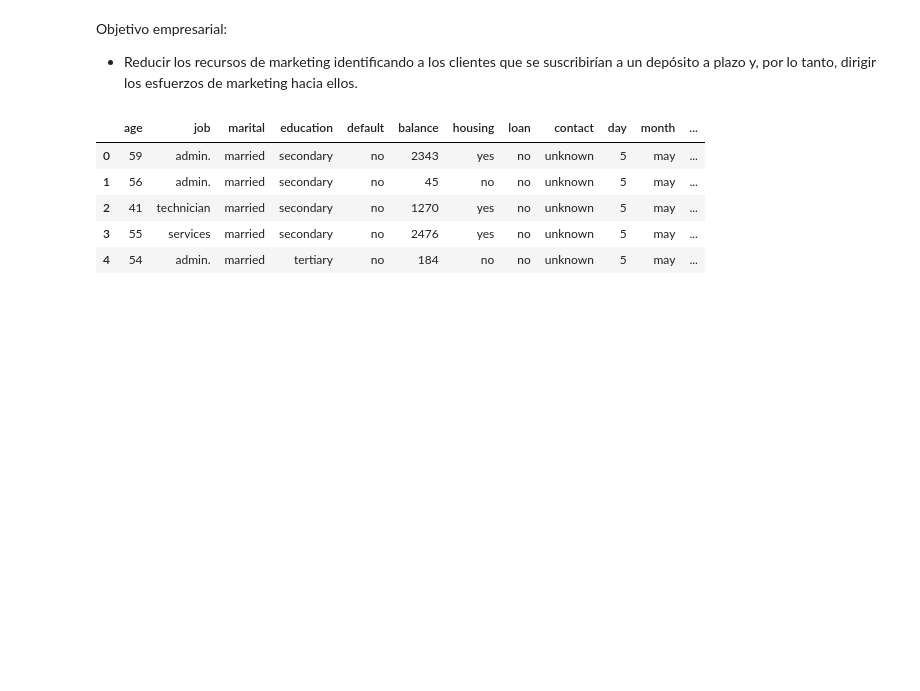
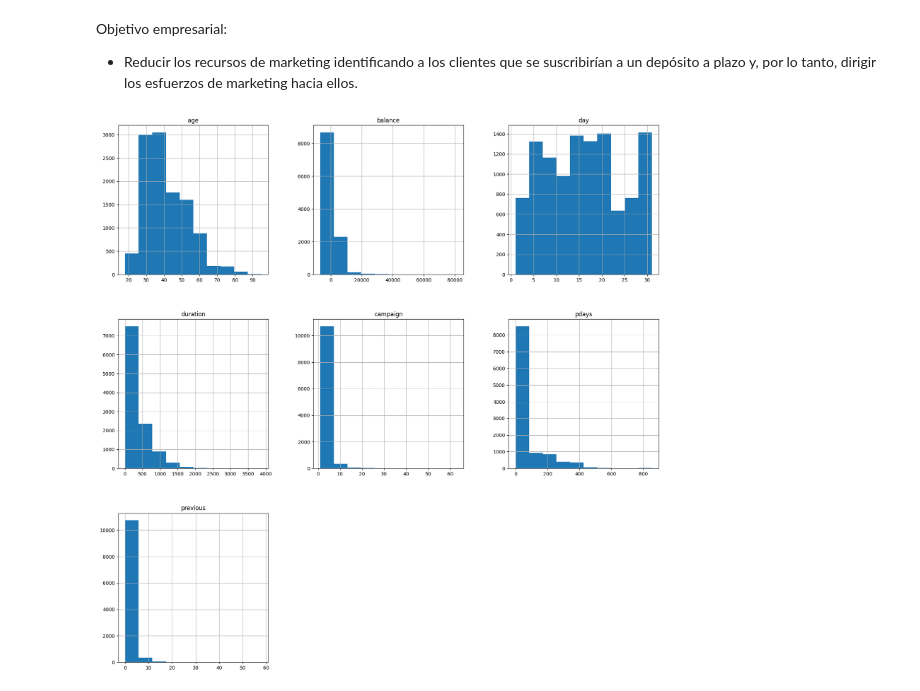
Before and after one commit to CtrlCri/Fintech-Projects, a Jupyter notebook: Bank Marketing Dataset/bankmark.ipynb, the cells around one changed output. Drawn from its saved outputs; the diff is of its cells as text; code cells hidden in the pictures; blank space fills up the shorter version.

```diff
--- a/Bank Marketing Dataset/bankmark.ipynb
+++ b/Bank Marketing Dataset/bankmark.ipynb
@@ -21,28 +21,14 @@ Puntos clave:
 Objetivo empresarial:
 - Reducir los recursos de marketing identificando a los clientes que se suscribirían a un depósito a plazo y, por lo tanto, dirigir los esfuerzos de marketing hacia ellos.
 # %%
-# Importing all the Required Libraries
-
 import pandas as pd
 import numpy as np
 import matplotlib.pyplot as plt
-#import plotly.express as px
-#from plotly.offline import init_notebook_mode
-#import seaborn as sns
-import datetime as dt
-import warnings
-#import plotly.graph_objects as go
-warnings.filterwarnings('ignore')
-pd.set_option('display.max_columns',None)
-#init_notebook_mode(connected=True)
+import seaborn as sns
+
 df = pd.read_csv(r"bank-marketing-dataset.csv")
-df.rename(columns={'y':'Deposit'},inplace=True)
-df.head()
-#df.info()
-# %% [output]
-|  | age | job | marital | education | default | balance | housing | loan | contact | day | month | ... |
-| 0 | 59 | admin. | married | secondary | no | 2343 | yes | no | unknown | 5 | may | ... |
-| 1 | 56 | admin. | married | secondary | no | 45 | no | no | unknown | 5 | may | ... |
-| 2 | 41 | technician | married | secondary | no | 1270 | yes | no | unknown | 5 | may | ... |
-| 3 | 55 | services | married | secondary | no | 2476 | yes | no | unknown | 5 | may | ... |
-| 4 | 54 | admin. | married | tertiary | no | 184 | no | no | unknown | 5 | may | ... |
+# %%
+df.hist(figsize=(20,20))
+plt.show()
+# %% [output]
+[figure, added]
```
Also changed, not shown: parts of 2 cells of this notebook.
